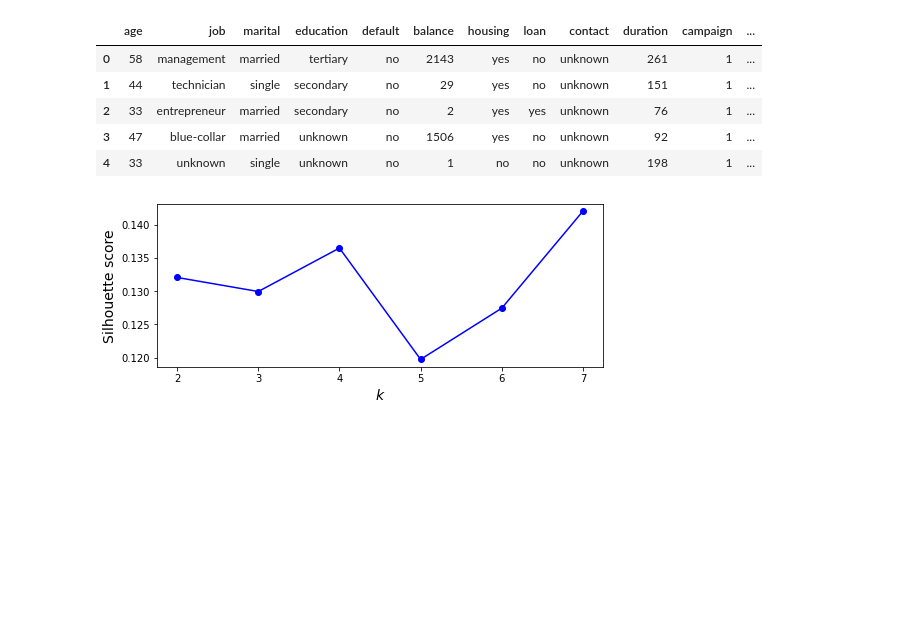
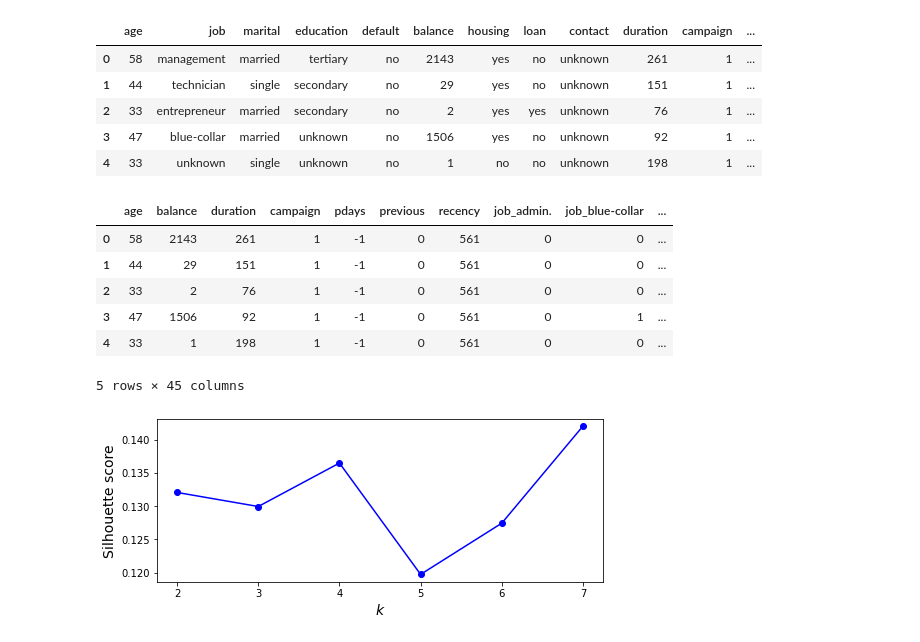
Before and after one commit to Anh26535D/CustomerSegmentation, a Jupyter notebook: SegmentNoPreProcessing.ipynb, the cells around one changed output. Drawn from its saved outputs; the diff is of its cells as text; code cells hidden in the pictures; blank space fills up the shorter version.

```diff
--- a/SegmentNoPreProcessing.ipynb
+++ b/SegmentNoPreProcessing.ipynb
@@ -13,7 +22,19 @@ customers.head()
 # %%
 #Merge column 'day' and 'month' to 'recency'
 import numpy as np
-from EncodeDay import toRecency
+
+def toRecency(data, upper_):
+    enc = [upper_]
+    enc[0] = 1
+    for x in range(1, upper_):
+        if data[x] == data[x-1]:
+            enc.append(enc[x-1])
+        else:
+            enc.append(enc[x-1]+1)
+    for x in range(0, upper_):
+        enc[x] = enc[upper_ - 1] - enc[x] + 1
+
+    return enc
 customers['month'] = pd.to_datetime(customers['month'], format='%b').dt.month
 customers['day'] = customers['month'].astype(str) + customers['day'].astype(str)
 customers.drop('month', axis=1, inplace=True)
@@ -32,9 +53,18 @@ customers.head()
 # %%
 #One-hot encoding for original categorical feature
 orgiData = customers.copy()
 data_get_dummies = pd.get_dummies(orgiData[['job','marital','education','default', 'housing', 'loan', 'contact', 'poutcome', 'poutcome', 'y']])
 orgiData = orgiData.join(data_get_dummies)
 orgiData.drop(['job','marital','education','default', 'housing', 'loan', 'contact', 'poutcome', 'poutcome', 'y'], axis=1, inplace=True)
+orgiData.head()
+# %% [output]
+|  | age | balance | duration | campaign | pdays | previous | recency | job_admin. | job_blue-collar | ... |
+| 0 | 58 | 2143 | 261 | 1 | -1 | 0 | 561 | 0 | 0 | ... |
+| 1 | 44 | 29 | 151 | 1 | -1 | 0 | 561 | 0 | 0 | ... |
+| 2 | 33 | 2 | 76 | 1 | -1 | 0 | 561 | 0 | 0 | ... |
+| 3 | 47 | 1506 | 92 | 1 | -1 | 0 | 561 | 0 | 1 | ... |
+| 4 | 33 | 1 | 198 | 1 | -1 | 0 | 561 | 0 | 0 | ... |
+5 rows × 45 columns
 # %%
 from sklearn.preprocessing import MinMaxScaler
 scaler = MinMaxScaler()
```
Also changed, not shown: parts of 2 cells of this notebook.
